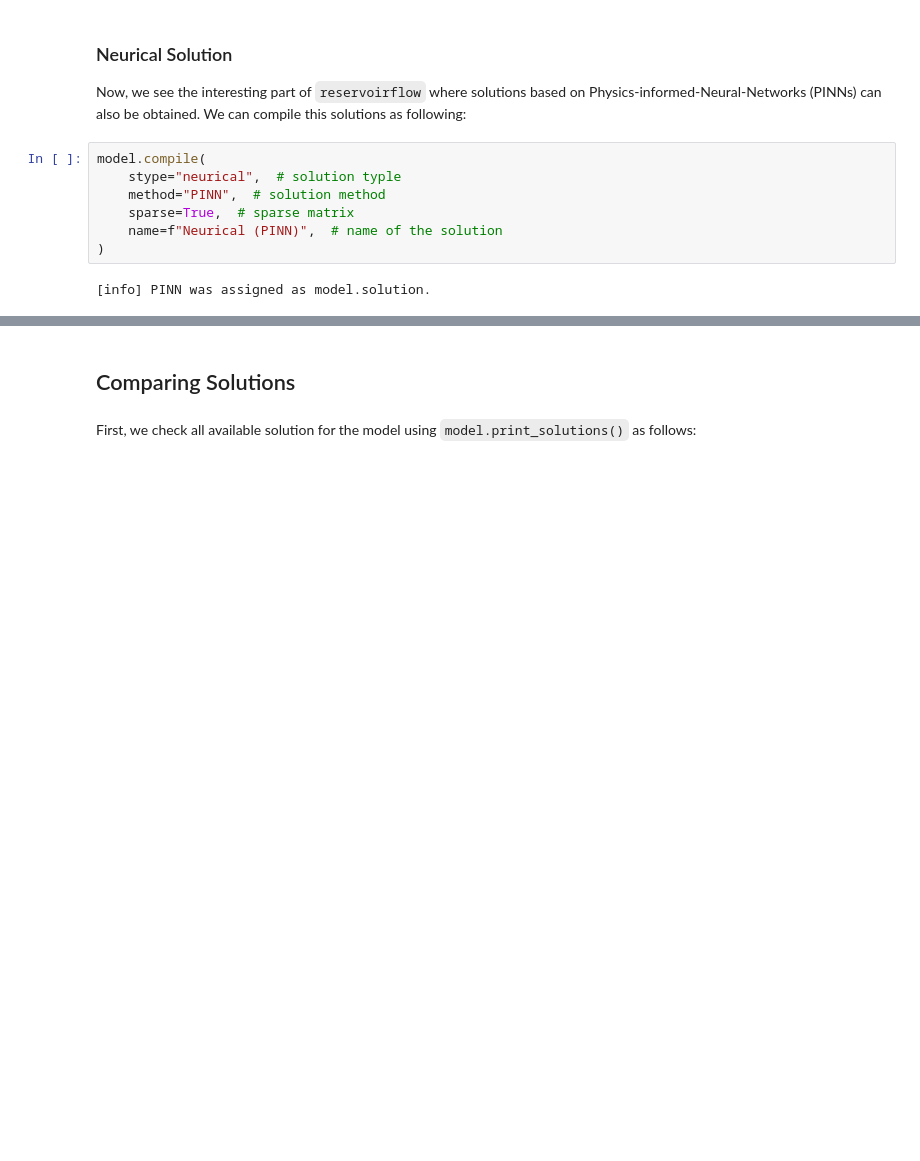
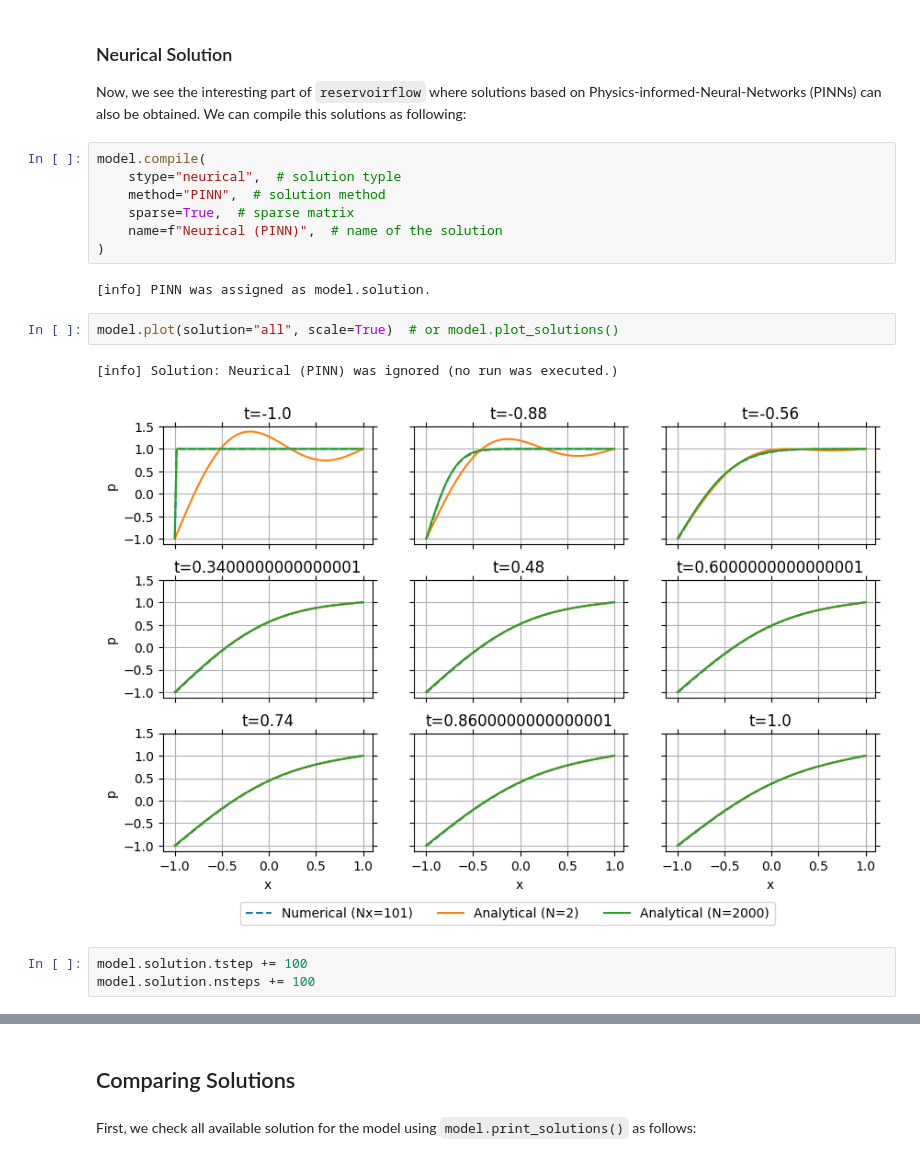
Before and after one commit to hiesabx/reservoirflow, a Jupyter notebook: docs/source/user_guide/tutorials/tutorial_different_solutions_1D1P.ipynb, the cells around one changed output, grey strips where cells are left out. Drawn from its saved outputs; the diff is of its cells as text; blank space fills up the shorter version.

Commit message:
Working on PINNs

```diff
--- a/docs/source/user_guide/tutorials/tutorial_different_solutions_1D1P.ipynb
+++ b/docs/source/user_guide/tutorials/tutorial_different_solutions_1D1P.ipynb
@@ -303,3 +313,11 @@ model.compile(
 )
 # %% [output]
 [info] PINN was assigned as model.solution.
+# %%
+model.plot(solution="all", scale=True)  # or model.plot_solutions()
+# %% [output]
+[info] Solution: Neurical (PINN) was ignored (no run was executed.)
+[figure, added]
+# %%
+model.solution.tstep += 100
+model.solution.nsteps += 100
```
Also changed, not shown: parts of 26 cells of this notebook, 16 other files.
